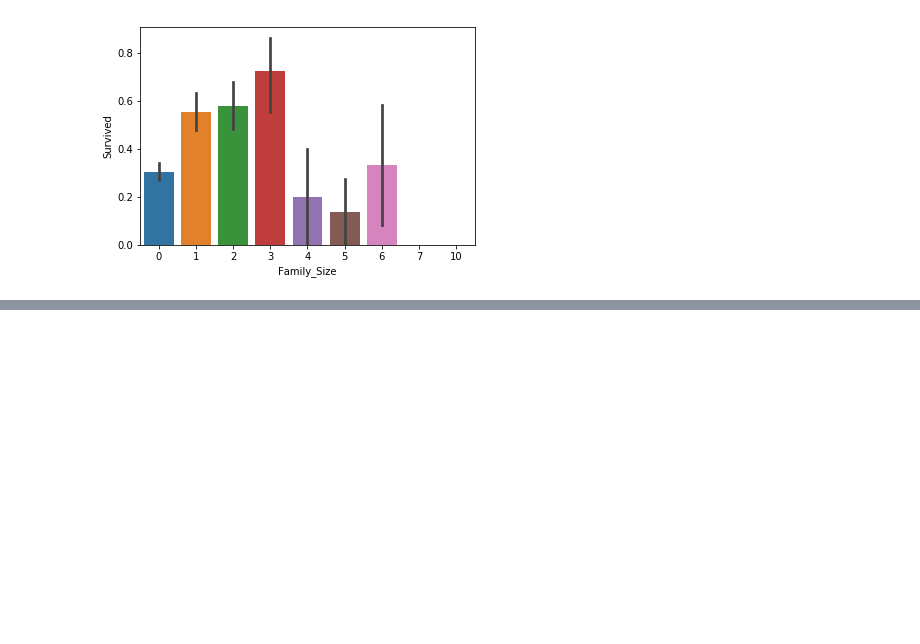
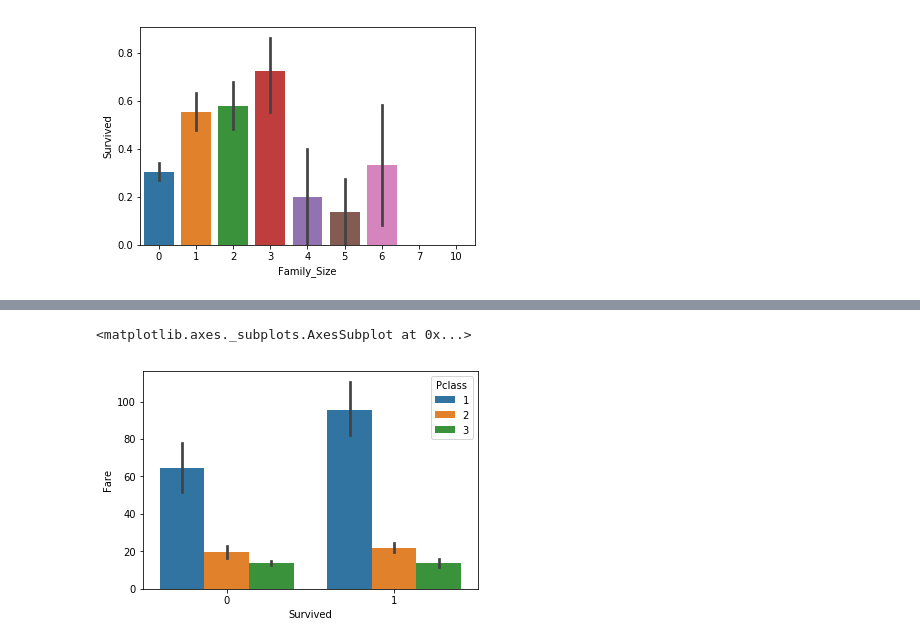
Before and after one commit to basteqq/titanic, a Jupyter notebook: titanic_model.ipynb, the cells around one changed output, grey strips where cells are left out. Saved outputs shown, nothing was run; the diff lists cells and outputs as text; code cells hidden in the pictures; blank space fills up the shorter version.

```diff
--- a/titanic_model.ipynb
+++ b/titanic_model.ipynb
@@ -547,0 +554,7 @@ sns.barplot(train_set['Family_Size'], train_set['Survived'])
+# %%
+#sprawdzmy, jak ma sie sytuacja, gdy dodamy do wykresu takze zmienna Pclass
+#teraz znow uzyjemy barplot
+sns.barplot(train_set['Survived'],train_set['Fare'], train_set['Pclass'])
+# %% [output]
+<matplotlib.axes._subplots.AxesSubplot at 0x...>
+[figure, added]
```
Also changed, not shown: parts of 13 cells of this notebook.
